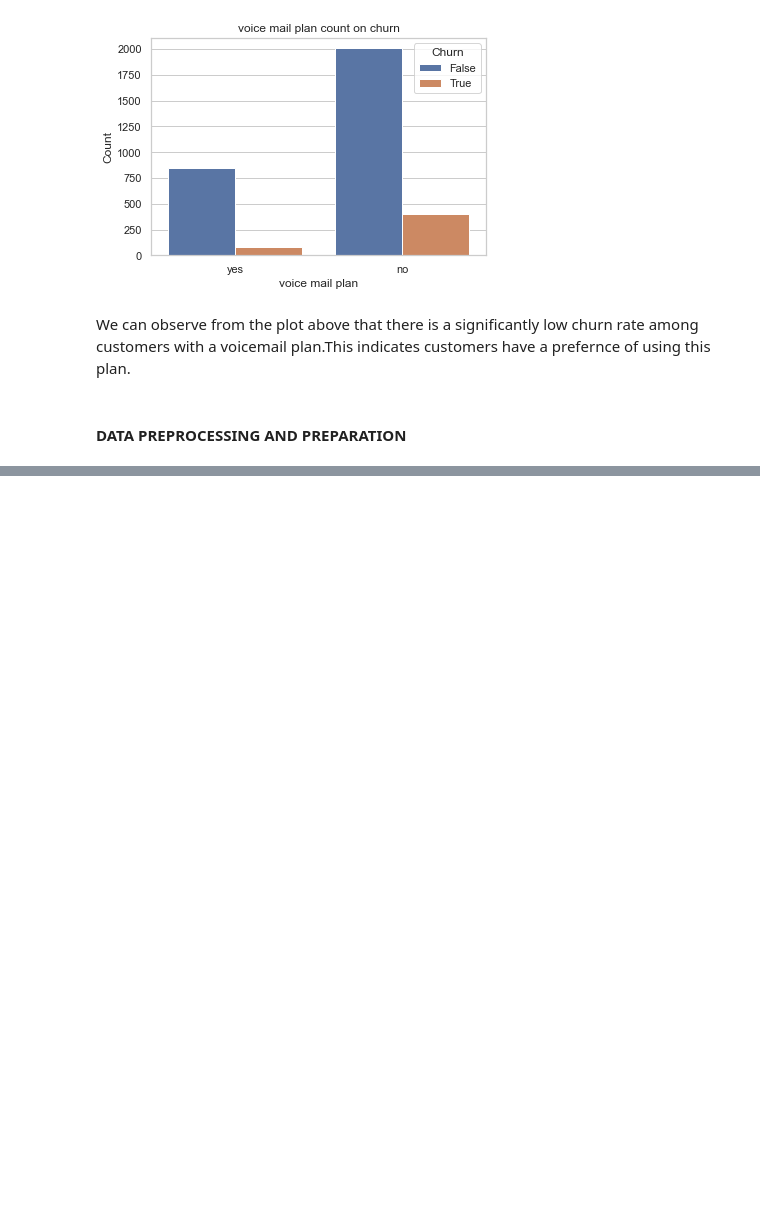
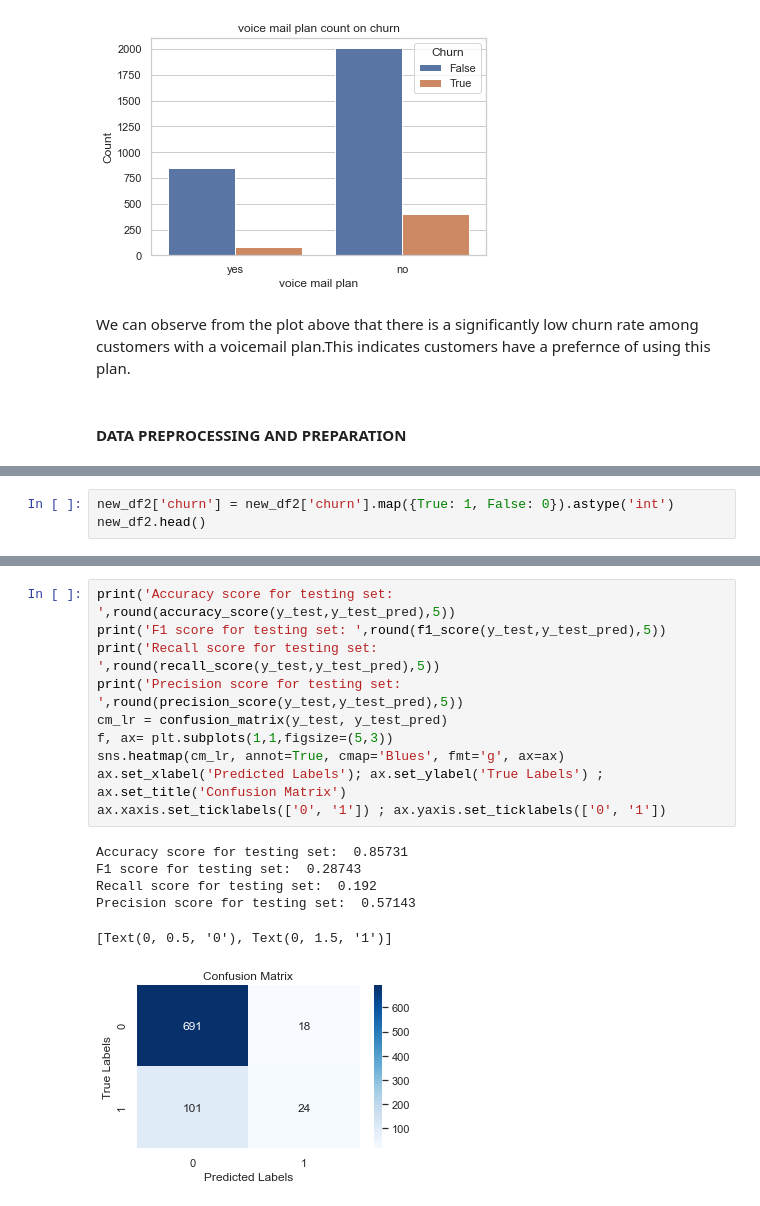
Before and after one commit to Saoke1219/syriatel_churn, a Jupyter notebook: Syriatel_churn_analysis.ipynb, the cells around one changed output, grey strips where cells are left out. Drawn from its saved outputs; the diff is of its cells as text; blank space fills up the shorter version.

```diff
--- a/Syriatel_churn_analysis.ipynb
+++ b/Syriatel_churn_analysis.ipynb
@@ -435,0 +461,3 @@ We can observe from the plot above that there is a significantly low churn rate
+# %%
+new_df2['churn'] = new_df2['churn'].map({True: 1, False: 0}).astype('int')
+new_df2.head()
@@ -435,0 +607,17 @@ We can observe from the plot above that there is a significantly low churn rate
+# %%
+print('Accuracy score for testing set: ',round(accuracy_score(y_test,y_test_pred),5))
+print('F1 score for testing set: ',round(f1_score(y_test,y_test_pred),5))
+print('Recall score for testing set: ',round(recall_score(y_test,y_test_pred),5))
+print('Precision score for testing set: ',round(precision_score(y_test,y_test_pred),5))
+cm_lr = confusion_matrix(y_test, y_test_pred)
+f, ax= plt.subplots(1,1,figsize=(5,3))
+sns.heatmap(cm_lr, annot=True, cmap='Blues', fmt='g', ax=ax)
+ax.set_xlabel('Predicted Labels'); ax.set_ylabel('True Labels') ; ax.set_title('Confusion Matrix')
+ax.xaxis.set_ticklabels(['0', '1']) ; ax.yaxis.set_ticklabels(['0', '1'])
+# %% [output]
+Accuracy score for testing set:  0.85731
+F1 score for testing set:  0.28743
+Recall score for testing set:  0.192
+Precision score for testing set:  0.57143
+[Text(0, 0.5, '0'), Text(0, 1.5, '1')]
+[figure, added]
```
Also changed, not shown: parts of 21 cells of this notebook.
